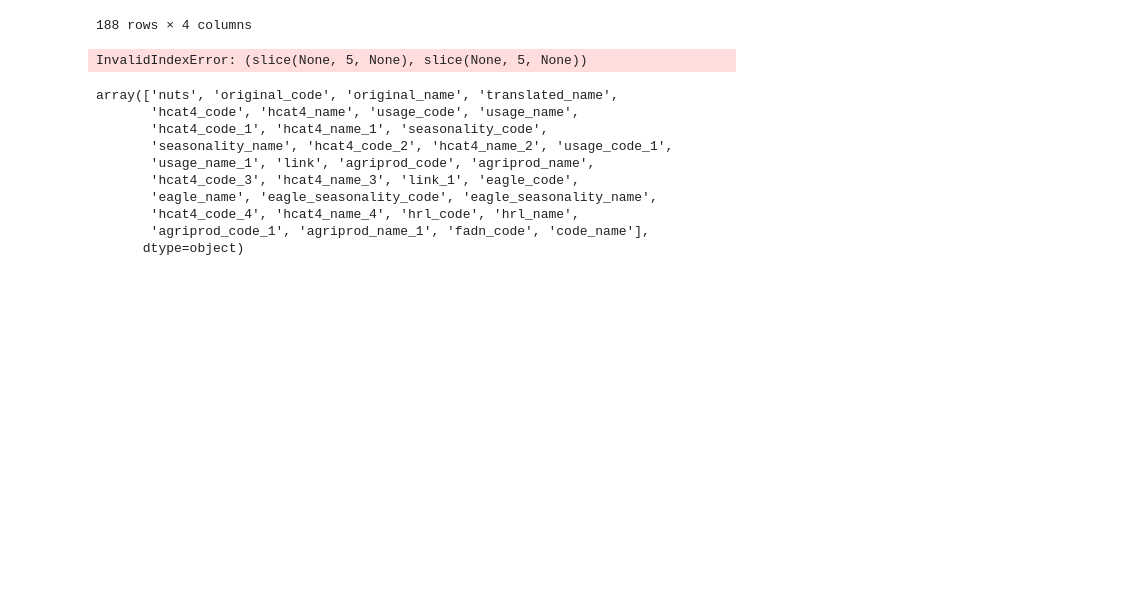
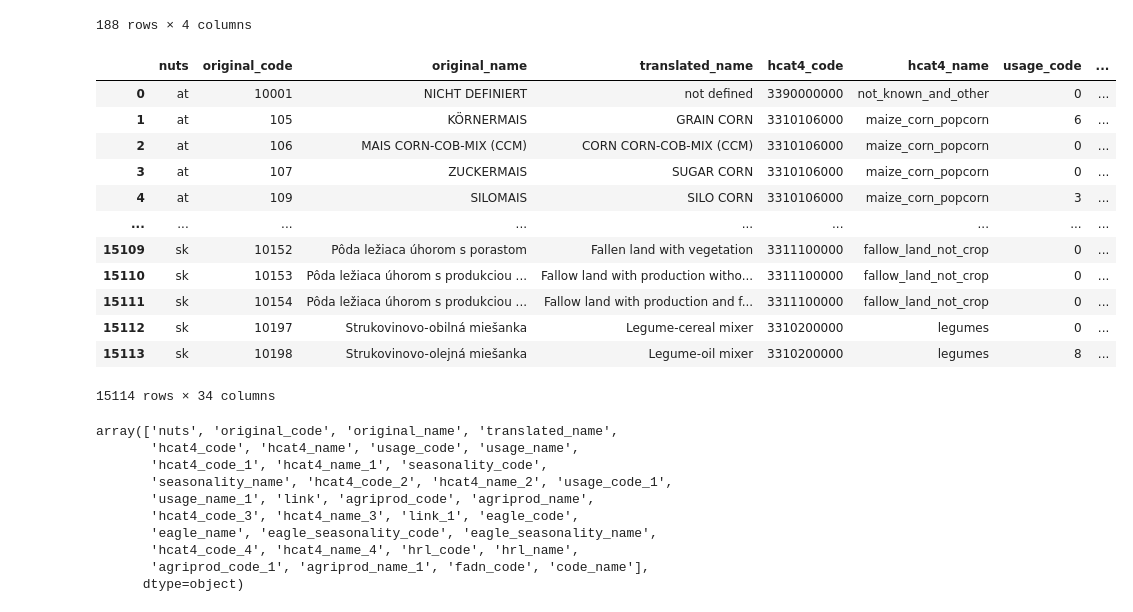
Before and after one commit to wr3nch623/RSSIA-Project, a Jupyter notebook: duckdb_dataget.ipynb, the cells around one changed output. Saved outputs shown, nothing was run; the diff lists cells and outputs as text; code cells hidden in the pictures; blank space fills up the shorter version.

```diff
--- a/duckdb_dataget.ipynb
+++ b/duckdb_dataget.ipynb
@@ -118,8 +140,21 @@ test = conn.execute("SET enable_geoparquet_conversion = false; SELECT * FROM eur
 "INNER JOIN hcat4_hrl_mapping as hcat4_hrl on eurocrops.hcat4_code = hcat4_hrl.hcat4_code " \
 "INNER JOIN agriprod_fadn_mapping as agfm on hcat4_am.agriprod_code = agfm.agriprod_code").fetch_df()
 # %%
+test
 # %% [output]
+|  | nuts | original_code | original_name | translated_name | hcat4_code | hcat4_name | usage_code | ... |
+| 0 | at | 10001 | NICHT DEFINIERT | not defined | 3390000000 | not_known_and_other | 0 | ... |
+| 1 | at | 105 | KÖRNERMAIS | GRAIN CORN | 3310106000 | maize_corn_popcorn | 6 | ... |
+| 2 | at | 106 | MAIS CORN-COB-MIX (CCM) | CORN CORN-COB-MIX (CCM) | 3310106000 | maize_corn_popcorn | 0 | ... |
+| 3 | at | 107 | ZUCKERMAIS | SUGAR CORN | 3310106000 | maize_corn_popcorn | 0 | ... |
+| 4 | at | 109 | SILOMAIS | SILO CORN | 3310106000 | maize_corn_popcorn | 3 | ... |
+| ... | ... | ... | ... | ... | ... | ... | ... | ... |
+| 15109 | sk | 10152 | Pôda ležiaca úhorom s porastom | Fallen land with vegetation | 3311100000 | fallow_land_not_crop | 0 | ... |
+| 15110 | sk | 10153 | Pôda ležiaca úhorom s produkciou ... | Fallow land with production witho... | 3311100000 | fallow_land_not_crop | 0 | ... |
+| 15111 | sk | 10154 | Pôda ležiaca úhorom s produkciou ... | Fallow land with production and f... | 3311100000 | fallow_land_not_crop | 0 | ... |
+| 15112 | sk | 10197 | Strukovinovo-obilná miešanka | Legume-cereal mixer | 3310200000 | legumes | 0 | ... |
+| 15113 | sk | 10198 | Strukovinovo-olejná miešanka | Legume-oil mixer | 3310200000 | legumes | 8 | ... |
-InvalidIndexError: (slice(None, 5, None), slice(None, 5, None))
+15114 rows × 34 columns
 # %%
 test.columns.values
 # %% [output]
```
Also changed, not shown: parts of 9 cells of this notebook, 3 other files.
